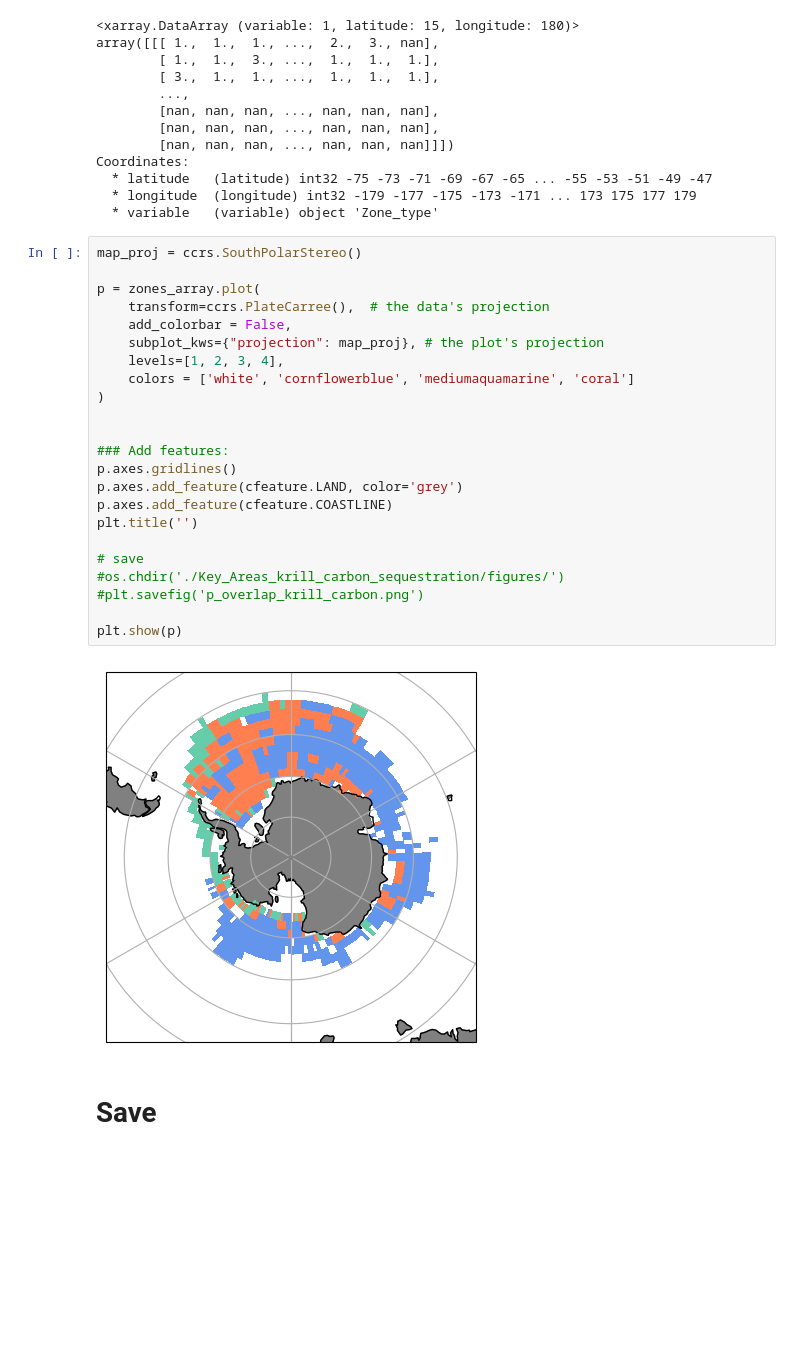
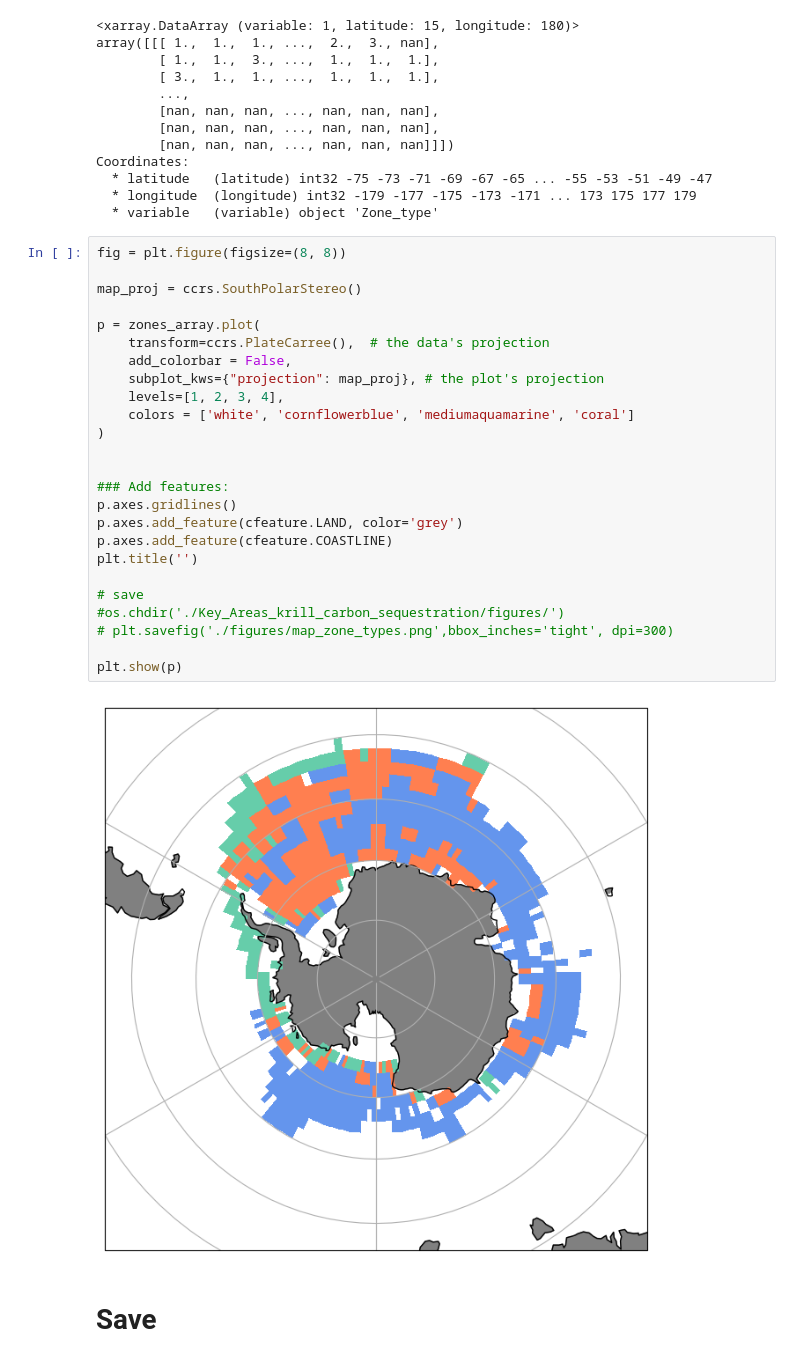
Before and after one commit to AnaelleDurfort/Key_Areas_krill_carbon_sequestration, a Jupyter notebook: 2_zone_typo_kaks.ipynb, the cells around one changed output. Saved outputs shown, nothing was run; the diff lists cells and outputs as text; blank space fills up the shorter version.

```diff
--- a/zone_typo_kaks.ipynb
+++ b/2_zone_typo_kaks.ipynb
@@ -229,29 +232,31 @@ Coordinates:
   * longitude  (longitude) int32 -179 -177 -175 -173 -171 ... 173 175 177 179
   * variable   (variable) object 'Zone_type'
 # %%
+fig = plt.figure(figsize=(8, 8))
+
 map_proj = ccrs.SouthPolarStereo()
 
 p = zones_array.plot(
     transform=ccrs.PlateCarree(),  # the data's projection
     add_colorbar = False,
     subplot_kws={"projection": map_proj}, # the plot's projection
     levels=[1, 2, 3, 4],
     colors = ['white', 'cornflowerblue', 'mediumaquamarine', 'coral']
 )
 
 
 ### Add features:
 p.axes.gridlines()
 p.axes.add_feature(cfeature.LAND, color='grey')
 p.axes.add_feature(cfeature.COASTLINE)
 plt.title('')
 
 # save
 #os.chdir('./Key_Areas_krill_carbon_sequestration/figures/')
-#plt.savefig('p_overlap_krill_carbon.png')
+# plt.savefig('./figures/map_zone_types.png',bbox_inches='tight', dpi=300)
 
 plt.show(p)
 # %% [output]
-[figure, old version]
+[figure, new version]
 # %% [markdown]
 # Save
```
Also changed, not shown: parts of 8 cells of this notebook, 5 other files.
